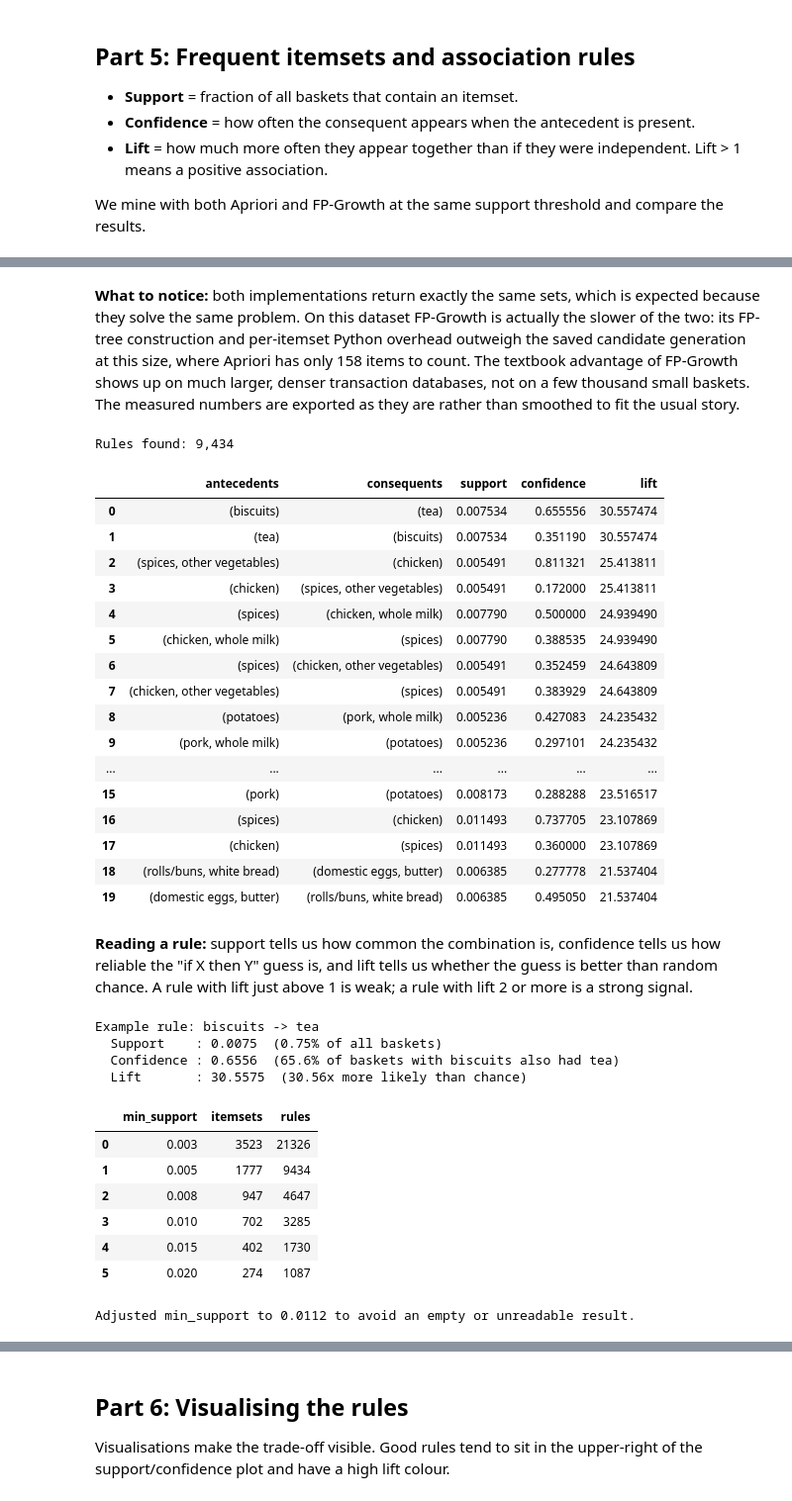
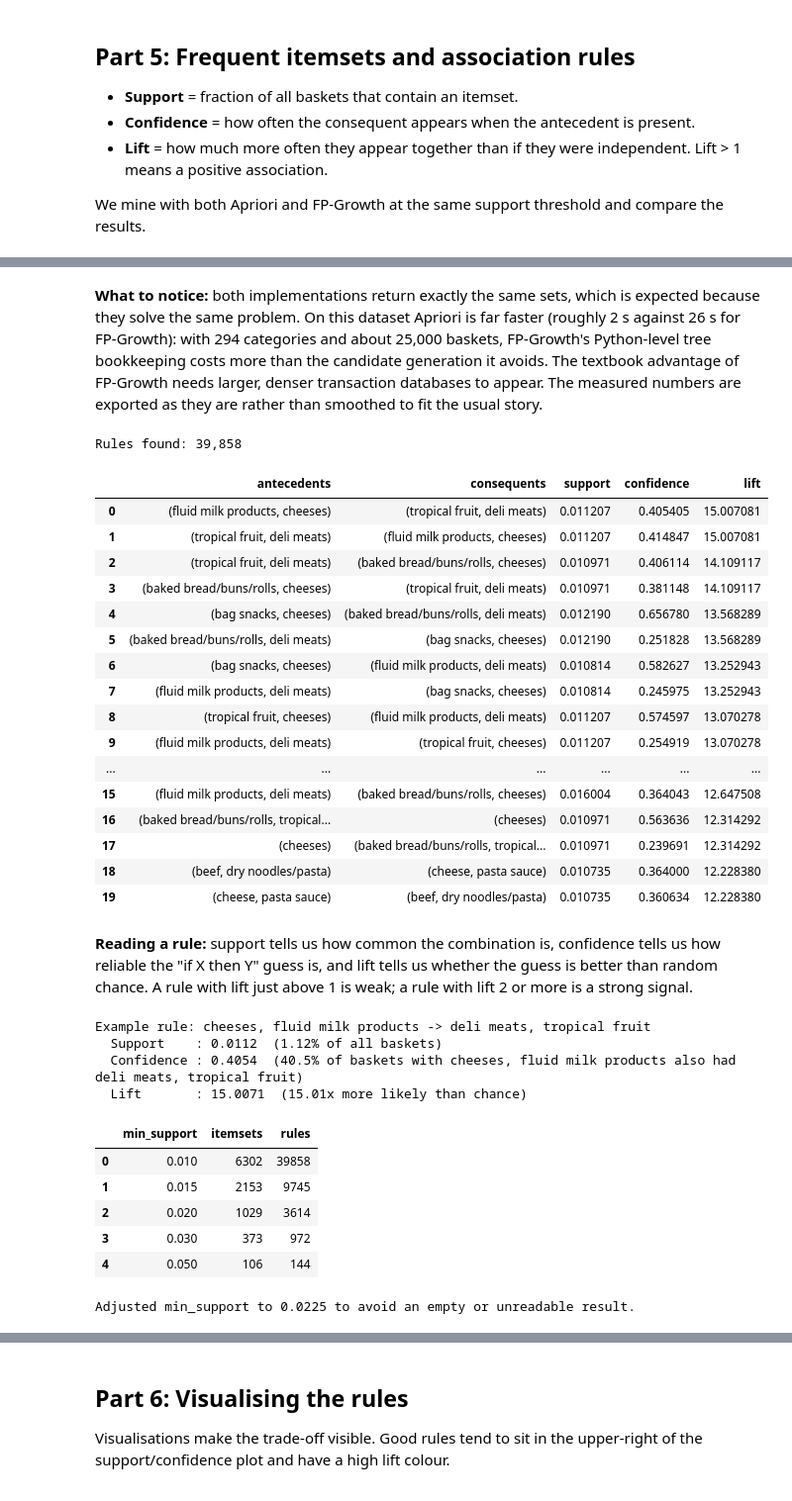
Before and after one commit to Srabon-bot/BasketWise, a Jupyter notebook: notebooks/grocery_basket_recommender.ipynb, the cells around one changed output, grey strips where cells are left out. Shown at 99% size. Saved outputs shown, nothing was run; the diff lists cells and outputs as text; code cells hidden in the pictures.

```diff
--- a/notebooks/grocery_basket_recommender.ipynb
+++ b/notebooks/grocery_basket_recommender.ipynb
@@ -476,7 +474,7 @@ boolean matrix is exactly what `mlxtend` expects for Apriori and FP-Growth.
 We mine with both Apriori and FP-Growth at the same support threshold and compare the results.
 # %%
 # Apriori with timing.
-MIN_SUPPORT = 0.005       # an itemset must appear in at least 0.5% of baskets
+MIN_SUPPORT = 0.01        # 1% of baskets; category-level data is dense, and 0.5% exhausts memory
 MIN_CONFIDENCE = 0.1      # a rule must be right at least 10% of the time
 
 start = time.perf_counter()
@@ -541,10 +539,10 @@ Both algorithms found the same itemsets: True
 # %% [markdown]
 **What to notice:** both implementations return exactly the same sets, which is expected because
-they solve the same problem. On this dataset FP-Growth is actually the slower of the two: its
-FP-tree construction and per-itemset Python overhead outweigh the saved candidate generation at
-this size, where Apriori has only 158 items to count. The textbook advantage of FP-Growth shows
-up on much larger, denser transaction databases, not on a few thousand small baskets. The measured
-numbers are exported as they are rather than smoothed to fit the usual story.
+they solve the same problem. On this dataset Apriori is far faster (roughly 2 s against 26 s for
+FP-Growth): with 294 categories and about 25,000 baskets, FP-Growth's Python-level tree
+bookkeeping costs more than the candidate generation it avoids. The textbook advantage of
+FP-Growth needs larger, denser transaction databases to appear. The measured numbers are exported
+as they are rather than smoothed to fit the usual story.
 # %%
 # Generate rules. mlxtend 0.23+ requires num_itemsets.
 rules = association_rules(
@@ -559,24 +557,24 @@ print(f"Rules found: {len(rules):,}")
 rule_columns = ["antecedents", "consequents", "support", "confidence", "lift"]
 display(rules[rule_columns].head(20))
 # %% [output]
-Rules found: 9,434
+Rules found: 39,858
 |  | antecedents | consequents | support | confidence | lift |
-| 0 | (biscuits) | (tea) | 0.007534 | 0.655556 | 30.557474 |
-| 1 | (tea) | (biscuits) | 0.007534 | 0.351190 | 30.557474 |
-| 2 | (spices, other vegetables) | (chicken) | 0.005491 | 0.811321 | 25.413811 |
-| 3 | (chicken) | (spices, other vegetables) | 0.005491 | 0.172000 | 25.413811 |
-| 4 | (spices) | (chicken, whole milk) | 0.007790 | 0.500000 | 24.939490 |
-| 5 | (chicken, whole milk) | (spices) | 0.007790 | 0.388535 | 24.939490 |
-| 6 | (spices) | (chicken, other vegetables) | 0.005491 | 0.352459 | 24.643809 |
-| 7 | (chicken, other vegetables) | (spices) | 0.005491 | 0.383929 | 24.643809 |
-| 8 | (potatoes) | (pork, whole milk) | 0.005236 | 0.427083 | 24.235432 |
-| 9 | (pork, whole milk) | (potatoes) | 0.005236 | 0.297101 | 24.235432 |
+| 0 | (fluid milk products, cheeses) | (tropical fruit, deli meats) | 0.011207 | 0.405405 | 15.007081 |
+| 1 | (tropical fruit, deli meats) | (fluid milk products, cheeses) | 0.011207 | 0.414847 | 15.007081 |
+| 2 | (tropical fruit, deli meats) | (baked bread/buns/rolls, cheeses) | 0.010971 | 0.406114 | 14.109117 |
+| 3 | (baked bread/buns/rolls, cheeses) | (tropical fruit, deli meats) | 0.010971 | 0.381148 | 14.109117 |
+| 4 | (bag snacks, cheeses) | (baked bread/buns/rolls, deli meats) | 0.012190 | 0.656780 | 13.568289 |
+| 5 | (baked bread/buns/rolls, deli meats) | (bag snacks, cheeses) | 0.012190 | 0.251828 | 13.568289 |
+| 6 | (bag snacks, cheeses) | (fluid milk products, deli meats) | 0.010814 | 0.582627 | 13.252943 |
+| 7 | (fluid milk products, deli meats) | (bag snacks, cheeses) | 0.010814 | 0.245975 | 13.252943 |
+| 8 | (tropical fruit, cheeses) | (fluid milk products, deli meats) | 0.011207 | 0.574597 | 13.070278 |
+| 9 | (fluid milk products, deli meats) | (tropical fruit, cheeses) | 0.011207 | 0.254919 | 13.070278 |
 | ... | ... | ... | ... | ... | ... |
-| 15 | (pork) | (potatoes) | 0.008173 | 0.288288 | 23.516517 |
-| 16 | (spices) | (chicken) | 0.011493 | 0.737705 | 23.107869 |
-| 17 | (chicken) | (spices) | 0.011493 | 0.360000 | 23.107869 |
-| 18 | (rolls/buns, white bread) | (domestic eggs, butter) | 0.006385 | 0.277778 | 21.537404 |
-| 19 | (domestic eggs, butter) | (rolls/buns, white bread) | 0.006385 | 0.495050 | 21.537404 |
+| 15 | (fluid milk products, deli meats) | (baked bread/buns/rolls, cheeses) | 0.016004 | 0.364043 | 12.647508 |
+| 16 | (baked bread/buns/rolls, tropical... | (cheeses) | 0.010971 | 0.563636 | 12.314292 |
+| 17 | (cheeses) | (baked bread/buns/rolls, tropical... | 0.010971 | 0.239691 | 12.314292 |
+| 18 | (beef, dry noodles/pasta) | (cheese, pasta sauce) | 0.010735 | 0.364000 | 12.228380 |
+| 19 | (cheese, pasta sauce) | (beef, dry noodles/pasta) | 0.010735 | 0.360634 | 12.228380 |
 # %% [markdown]
 **Reading a rule:** support tells us how common the combination is, confidence tells us how
 reliable the "if X then Y" guess is, and lift tells us whether the guess is better than random
@@ -591,14 +589,14 @@ print(f"  Support    : {example['support']:.4f}  ({example['support'] * 100:.2f}
 print(f"  Confidence : {example['confidence']:.4f}  ({example['confidence'] * 100:.1f}% of baskets with {left} also had {right})")
 print(f"  Lift       : {example['lift']:.4f}  ({example['lift']:.2f}x more likely than chance)")
 # %% [output]
-Example rule: biscuits -> tea
-  Support    : 0.0075  (0.75% of all baskets)
-  Confidence : 0.6556  (65.6% of baskets with biscuits also had tea)
-  Lift       : 30.5575  (30.56x more likely than chance)
+Example rule: cheeses, fluid milk products -> deli meats, tropical fruit
+  Support    : 0.0112  (1.12% of all baskets)
+  Confidence : 0.4054  (40.5% of baskets with cheeses, fluid milk products also had deli meats, tropical fruit)
+  Lift       : 15.0071  (15.01x more likely than chance)
 # %%
 # Parameter tuning: how does min_support change the number of itemsets and rules?
 tuning_rows = []
-for support in [0.003, 0.005, 0.008, 0.010, 0.015, 0.020]:
+for support in [0.01, 0.015, 0.02, 0.03, 0.05]:
     fi = apriori(basket_df, min_support=support, use_colnames=True)
     rr = (
         association_rules(fi, metric="confidence", min_threshold=MIN_CONFIDENCE, num_itemsets=len(fi))
@@ -626,39 +624,38 @@ for _ in range(6):
     if len(trial_rules) == 0 and chosen_support > 0.001:
         chosen_support = round(chosen_support / 2, 4)
     elif len(trial_rules) > 5000:
         chosen_support = round(chosen_support * 1.5, 4)
     else:
         break
 
 if chosen_support != MIN_SUPPORT:
     MIN_SUPPORT = chosen_support
     start = time.perf_counter()
     frequent_itemsets = apriori(basket_df, min_support=MIN_SUPPORT, use_colnames=True)
     apriori_runtime = time.perf_counter() - start
     frequent_itemsets["length"] = frequent_itemsets["itemsets"].apply(len)
 
     start = time.perf_counter()
     frequent_itemsets_fp = fpgrowth(basket_df, min_support=MIN_SUPPORT, use_colnames=True)
     fp_runtime = time.perf_counter() - start
     same_sets = set(frequent_itemsets["itemsets"]) == set(frequent_itemsets_fp["itemsets"])
 
     rules = association_rules(
         frequent_itemsets, metric="confidence",
         min_threshold=MIN_CONFIDENCE, num_itemsets=len(frequent_itemsets),
     ).sort_values(["lift", "confidence", "support"], ascending=False).reset_index(drop=True)
 
     print(f"Adjusted min_support to {MIN_SUPPORT} to avoid an empty or unreadable result.")
 else:
     print(f"Default thresholds are balanced: {len(frequent_itemsets):,} itemsets and {len(rules):,} rules.")
     print("No adjustment was needed.")
 # %% [output]
 |  | min_support | itemsets | rules |
-| 0 | 0.003 | 3523 | 21326 |
-| 1 | 0.005 | 1777 | 9434 |
-| 2 | 0.008 | 947 | 4647 |
-| 3 | 0.010 | 702 | 3285 |
-| 4 | 0.015 | 402 | 1730 |
-| 5 | 0.020 | 274 | 1087 |
+| 0 | 0.010 | 6302 | 39858 |
+| 1 | 0.015 | 2153 | 9745 |
+| 2 | 0.020 | 1029 | 3614 |
+| 3 | 0.030 | 373 | 972 |
+| 4 | 0.050 | 106 | 144 |
-Adjusted min_support to 0.0112 to avoid an empty or unreadable result.
+Adjusted min_support to 0.0225 to avoid an empty or unreadable result.
 # %% [markdown]
 The tuning table shows the usual trade-off: lowering support finds more itemsets and more rules,
```
Also changed, not shown: parts of 35 cells of this notebook, 26 other files.
